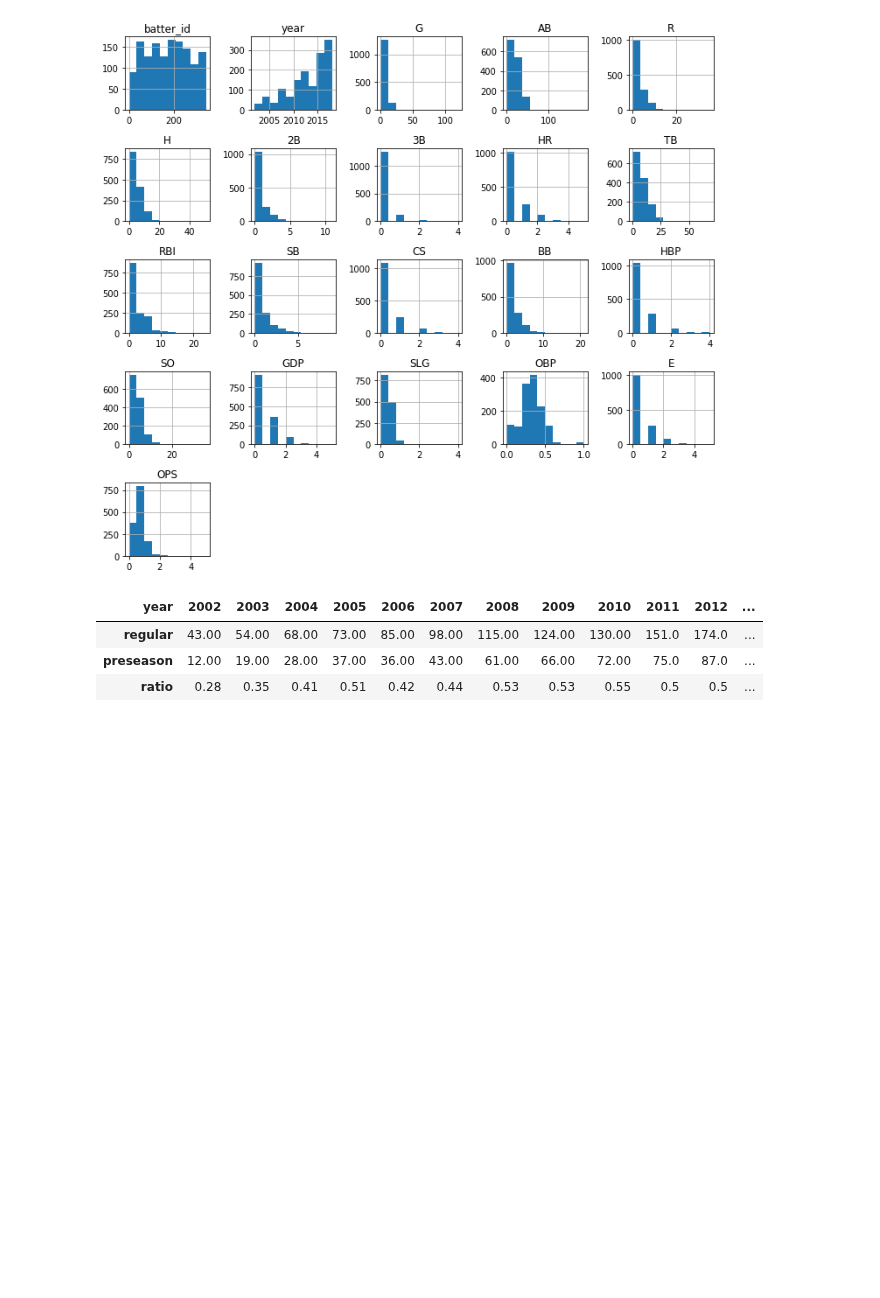
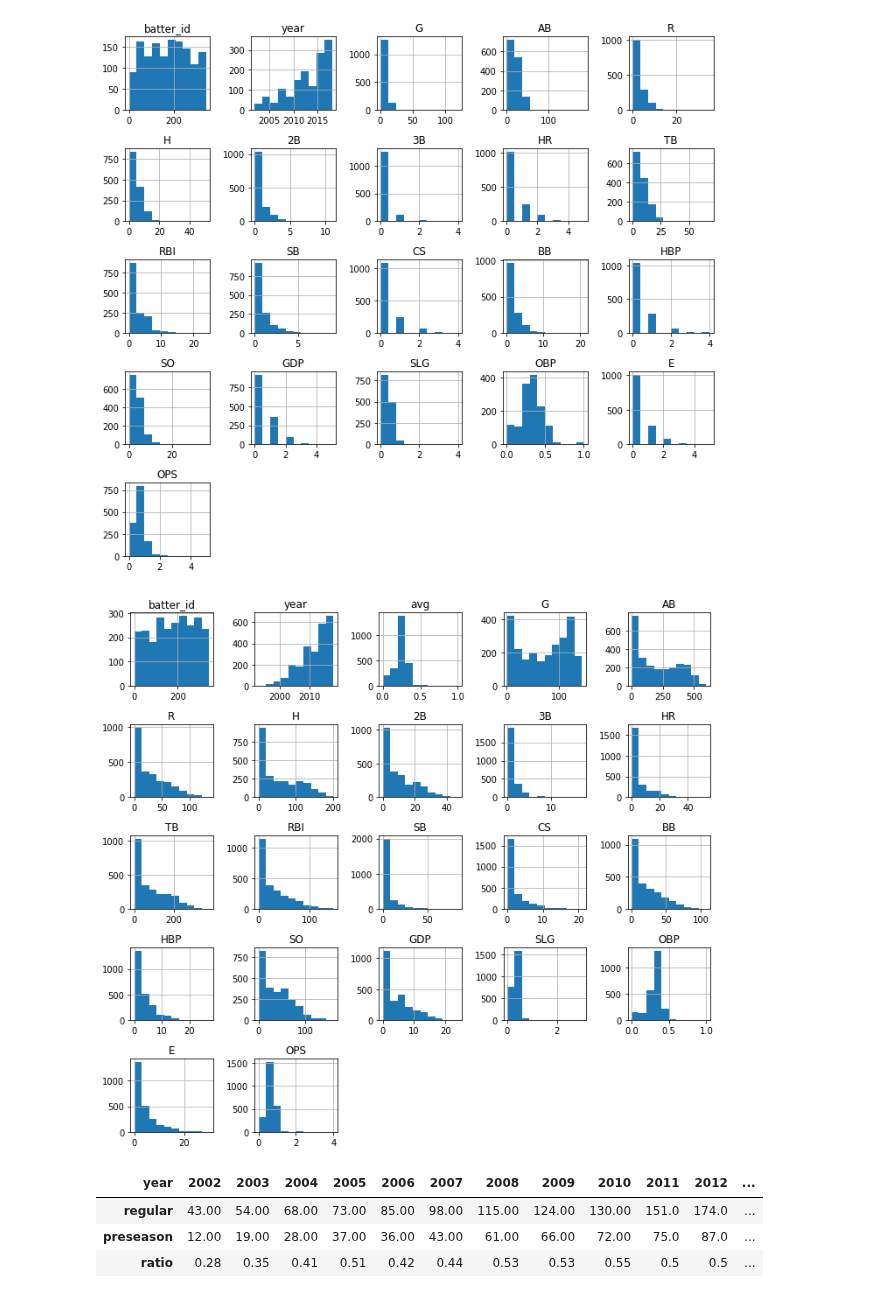
Before and after one commit to 6sephiruth/AI_career, a Jupyter notebook: DACON/KBO/BaseCode.ipynb, the cells around one changed output. Saved outputs shown, nothing was run; the diff lists cells and outputs as text; code cells hidden in the pictures; blank space fills up the shorter version.

```diff
--- a/DACON/KBO/BaseCode.ipynb
+++ b/DACON/KBO/BaseCode.ipynb
@@ -37,6 +37,12 @@ plt.tight_layout()
 plt.show()
 # %% [output]
 [figure]
+# %%
+regular_season_df.hist(figsize=(10, 9))
+plt.tight_layout()
+plt.show()
+# %% [output]
+[figure, added]
 # %%
 regular_count = regular_season_df.groupby('year')['batter_id'].count().rename('regular')
 preseason_count = preseason_df.groupby('year')['batter_id'].count().rename('preseason')
```
Also changed, not shown: parts of 3 cells of this notebook, 2 other files.
